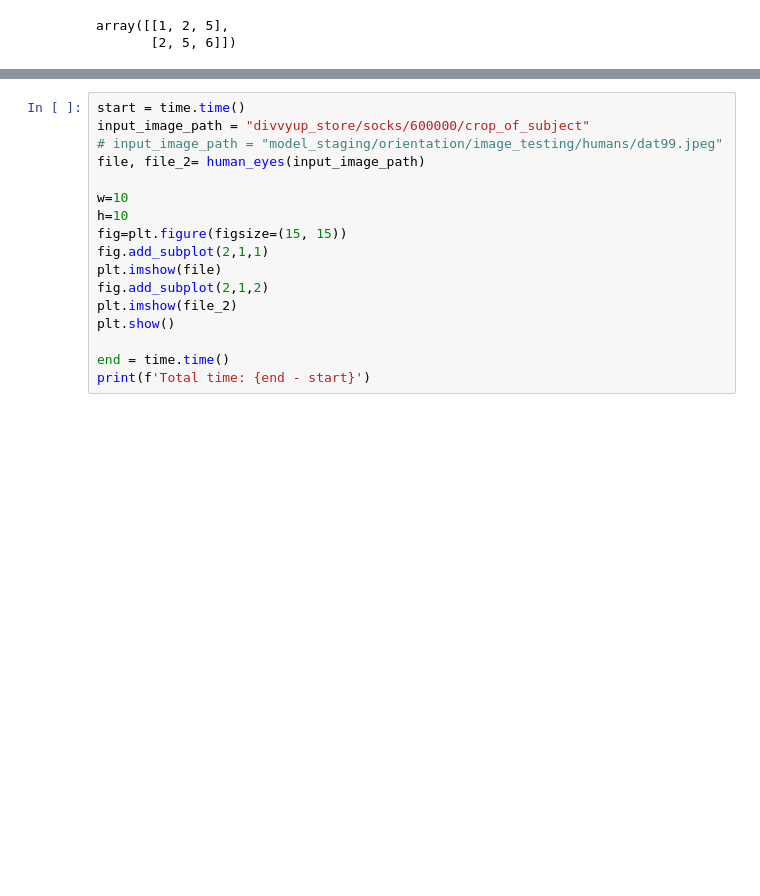
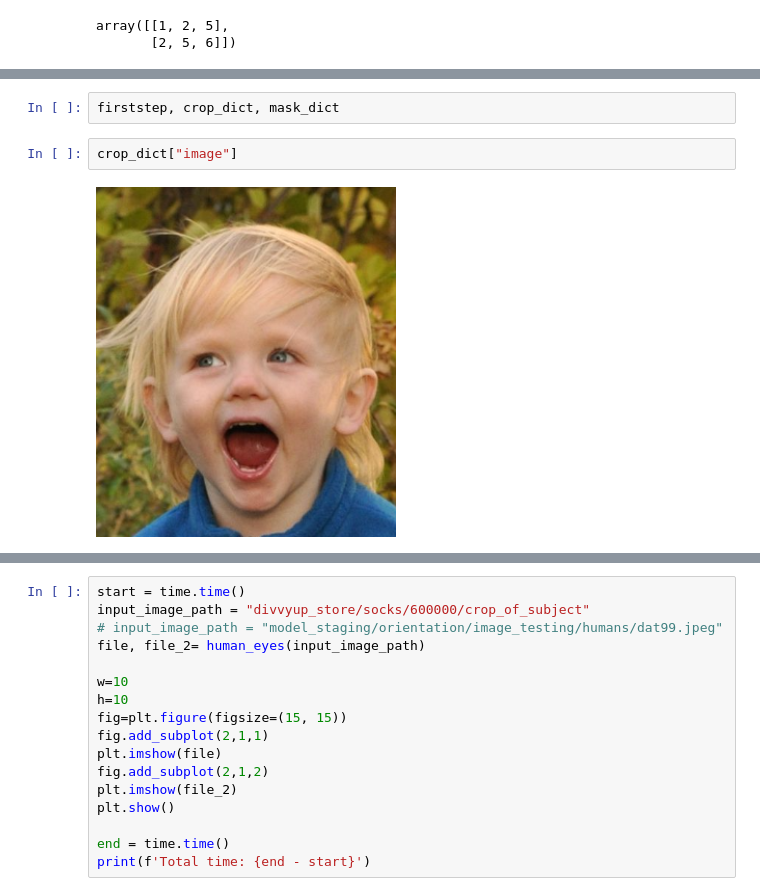
Before and after one commit to NewSciTLH/U-2-Net, a Jupyter notebook: notesdayperday.ipynb, the cells around one changed output, grey strips where cells are left out. Cells and saved outputs as stored; diff of their text form; blank space fills up the shorter version.

```diff
--- a/notesdayperday.ipynb
+++ b/notesdayperday.ipynb
@@ -448,0 +503,6 @@ Total time: 10.530844926834106
+# %%
+firststep, crop_dict, mask_dict
+# %%
+crop_dict["image"]
+# %% [output]
+[figure, added]
```
Also changed, not shown: parts of 10 cells of this notebook.
